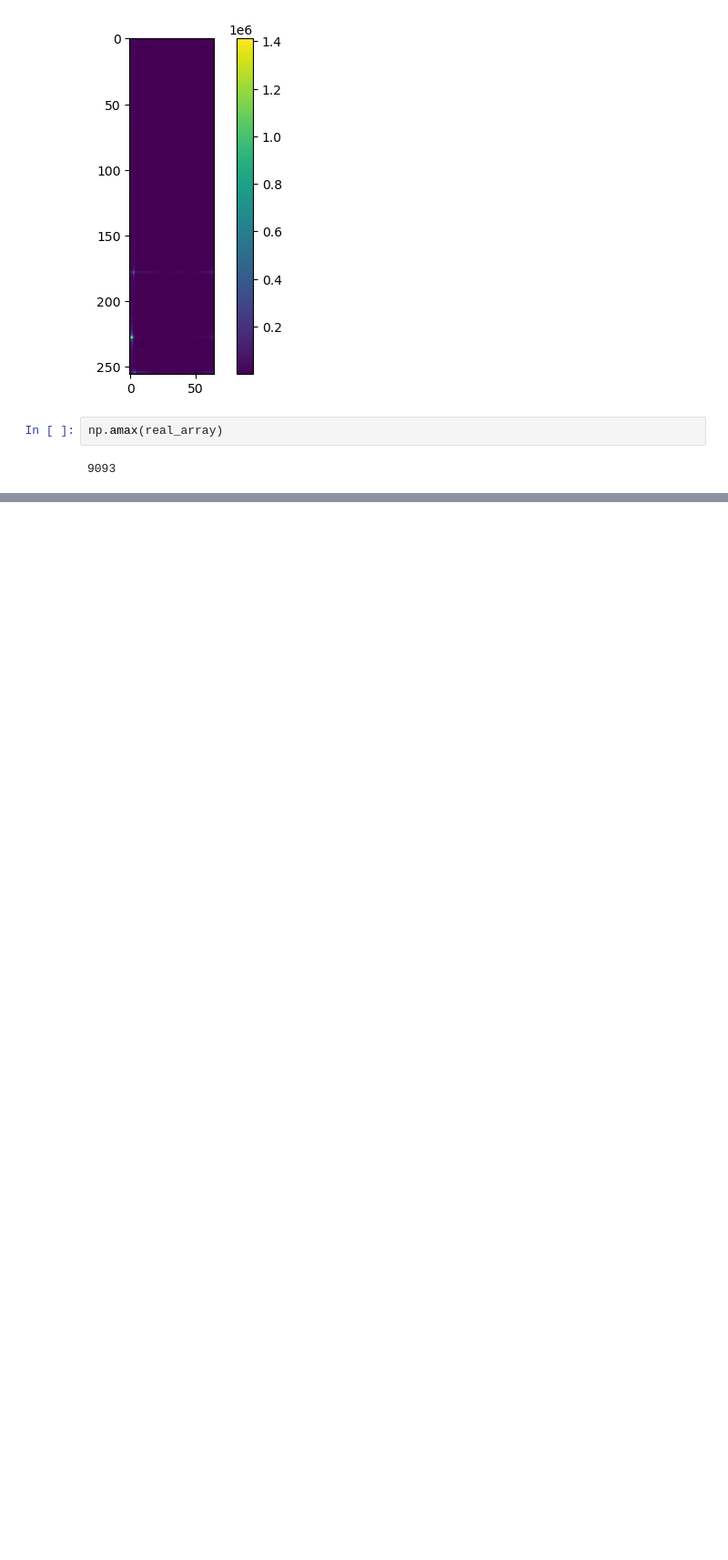
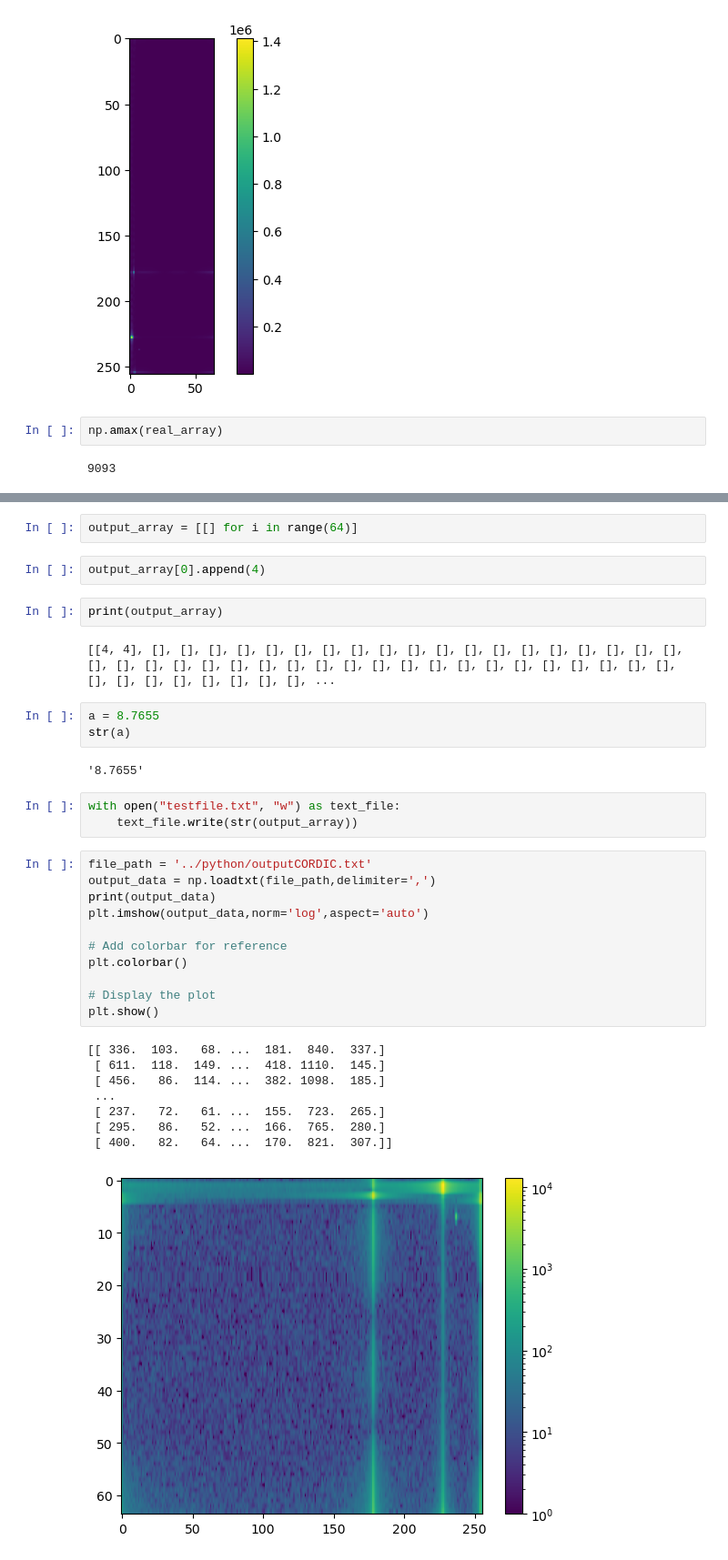
Before and after one commit to ransaraw98/fyp-77radar, a Jupyter notebook: impl/host/notebook/process_packets.ipynb, the cells around one changed output, grey strips where cells are left out. Shown at 91% size. Drawn from its saved outputs; the diff is of its cells as text; blank space fills up the shorter version.

```diff
--- a/impl/host/notebook/process_packets.ipynb
+++ b/impl/host/notebook/process_packets.ipynb
@@ -784,0 +769,36 @@ with open("testfile.txt", "w") as text_file:
+# %%
+output_array = [[] for i in range(64)]
+# %%
+output_array[0].append(4)
+# %%
+print(output_array)
+# %% [output]
+[[4, 4], [], [], [], [], [], [], [], [], [], [], [], [], [], [], [], [], [], [], [], [], [], [], [], [], [], [], [], [], [], [], [], [], [], [], [], [], [], [], [], [], [], [], [], [], [], [], [], [], ...
+# %%
+a = 8.7655
+str(a)
+# %% [output]
+'8.7655'
+# %%
+with open("testfile.txt", "w") as text_file:
+    text_file.write(str(output_array))
+# %%
+file_path = '../python/outputCORDIC.txt'
+output_data = np.loadtxt(file_path,delimiter=',')
+print(output_data)
+plt.imshow(output_data,norm='log',aspect='auto')
+
+# Add colorbar for reference
+plt.colorbar()
+
+# Display the plot
+plt.show()
+# %% [output]
+[[ 336.  103.   68. ...  181.  840.  337.]
+ [ 611.  118.  149. ...  418. 1110.  145.]
+ [ 456.   86.  114. ...  382. 1098.  185.]
+ ...
+ [ 237.   72.   61. ...  155.  723.  265.]
+ [ 295.   86.   52. ...  166.  765.  280.]
+ [ 400.   82.   64. ...  170.  821.  307.]]
+[figure, added]
```
Also changed, not shown: parts of 12 cells of this notebook, 2 other files.
